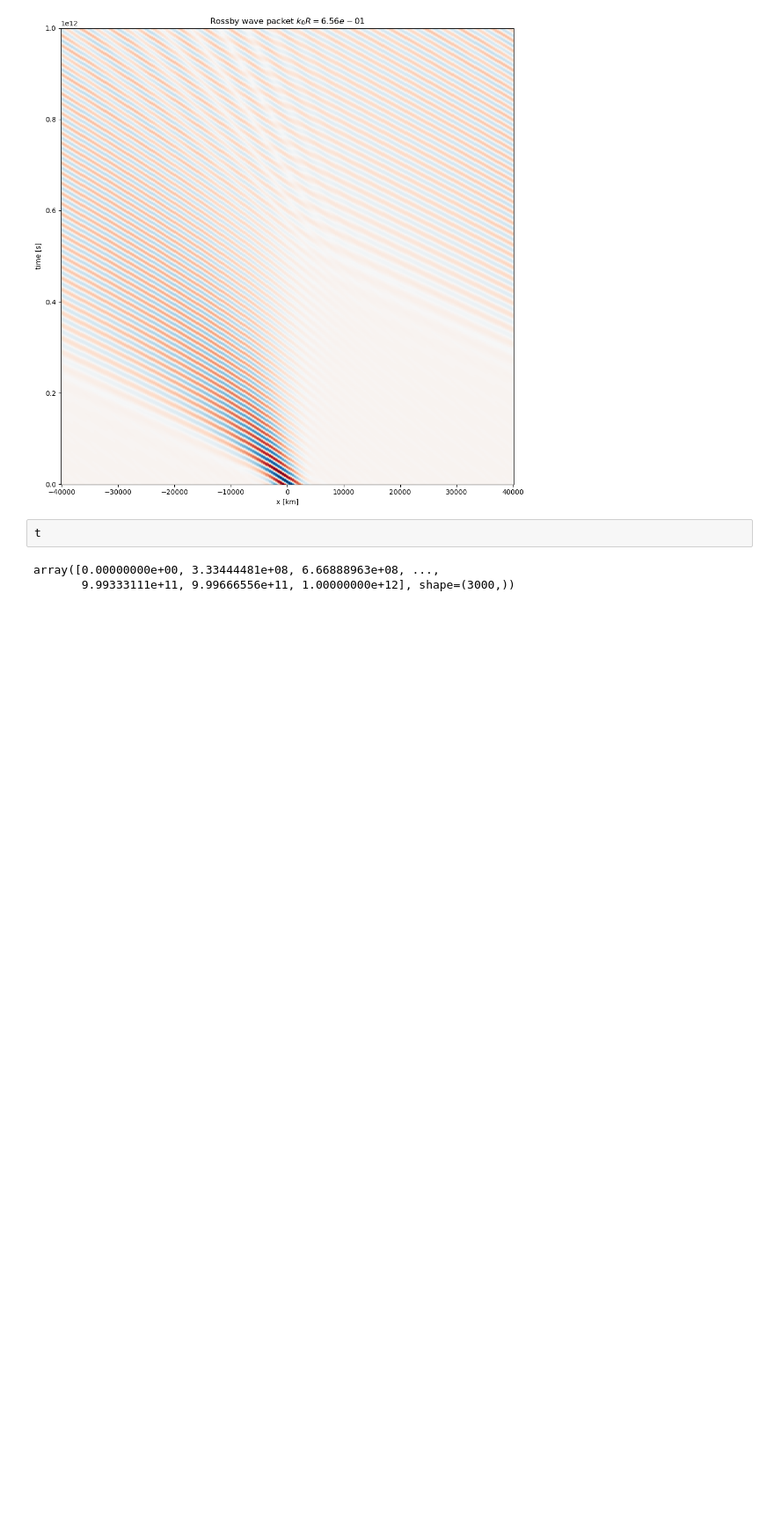
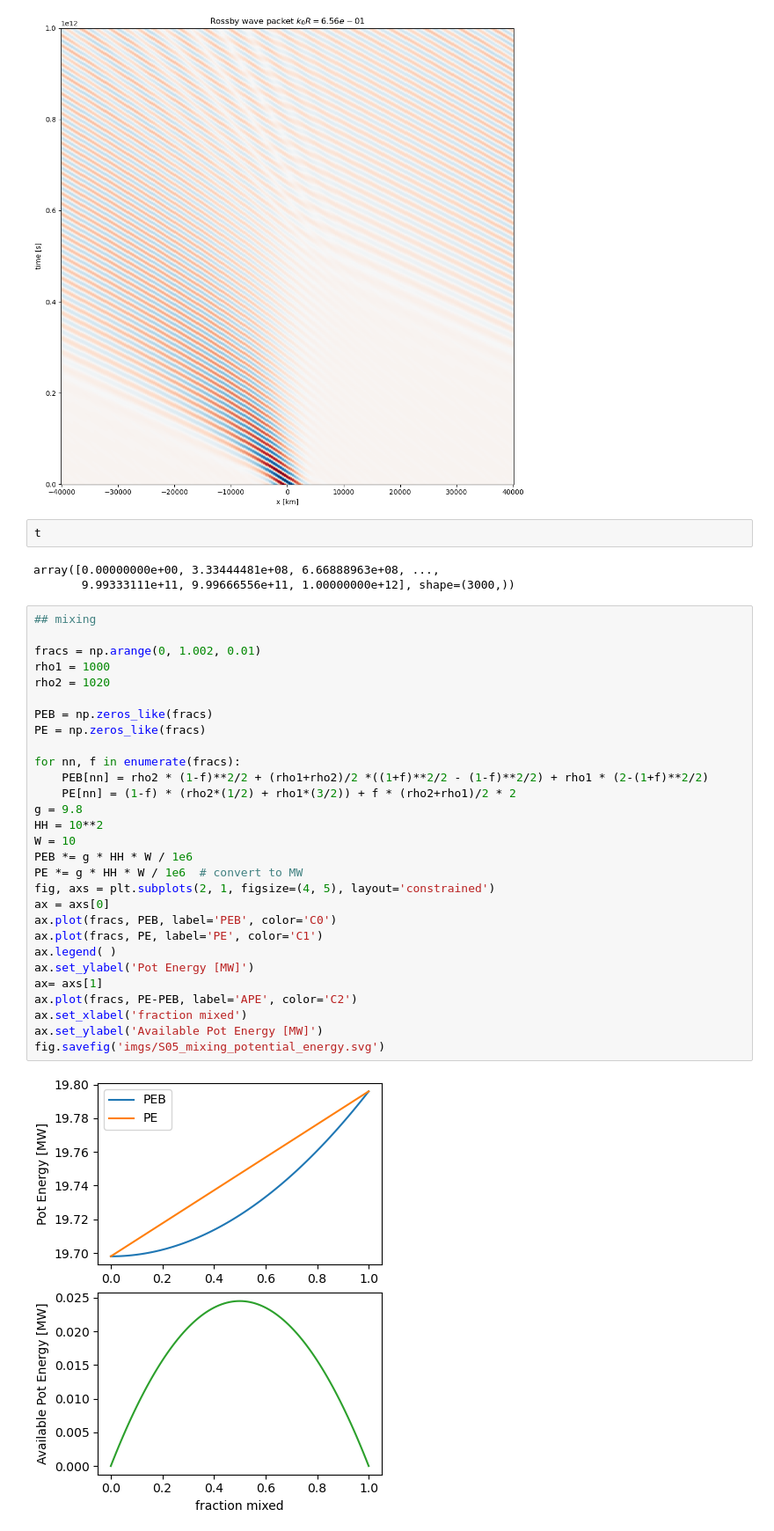
Before and after one commit to jklymak/Eos431Notes, a Jupyter notebook: Calcs.ipynb, the cells around one changed output. Shown at 88% size. Drawn from its saved outputs; the diff is of its cells as text; blank space fills up the shorter version.

```diff
--- a/Calcs.ipynb
+++ b/Calcs.ipynb
@@ -374,3 +374,34 @@ t
 # %% [output]
 array([0.00000000e+00, 3.33444481e+08, 6.66888963e+08, ...,
        9.99333111e+11, 9.99666556e+11, 1.00000000e+12], shape=(3000,))
+# %%
+## mixing
+
+fracs = np.arange(0, 1.002, 0.01)
+rho1 = 1000
+rho2 = 1020
+
+PEB = np.zeros_like(fracs)
+PE = np.zeros_like(fracs)
+
+for nn, f in enumerate(fracs):
+    PEB[nn] = rho2 * (1-f)**2/2 + (rho1+rho2)/2 *((1+f)**2/2 - (1-f)**2/2) + rho1 * (2-(1+f)**2/2)
+    PE[nn] = (1-f) * (rho2*(1/2) + rho1*(3/2)) + f * (rho2+rho1)/2 * 2
+g = 9.8
+HH = 10**2
+W = 10
+PEB *= g * HH * W / 1e6
+PE *= g * HH * W / 1e6  # convert to MW
+fig, axs = plt.subplots(2, 1, figsize=(4, 5), layout='constrained')
+ax = axs[0]
+ax.plot(fracs, PEB, label='PEB', color='C0')
+ax.plot(fracs, PE, label='PE', color='C1')
+ax.legend( )
+ax.set_ylabel('Pot Energy [MW]')
+ax= axs[1]
+ax.plot(fracs, PE-PEB, label='APE', color='C2')
+ax.set_xlabel('fraction mixed')
+ax.set_ylabel('Available Pot Energy [MW]')
+fig.savefig('imgs/S05_mixing_potential_energy.svg')
+# %% [output]
+[figure, added]
```
Also changed, not shown: 30 other files.
